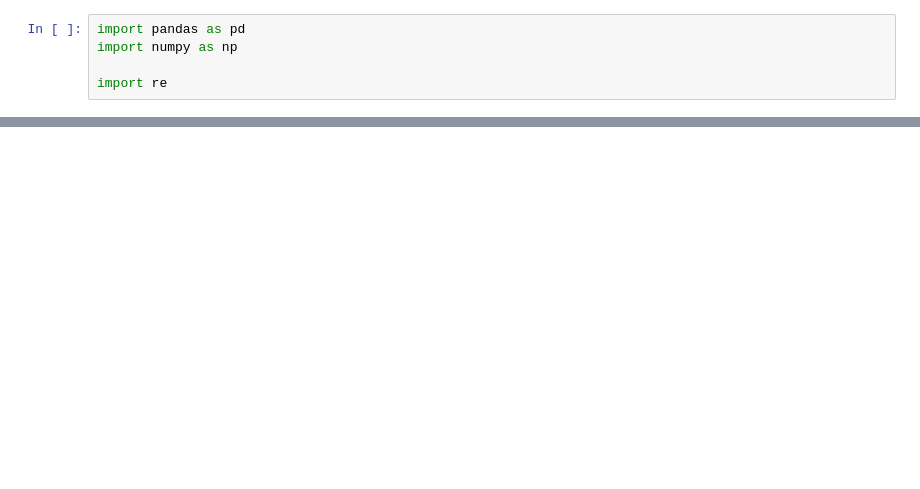
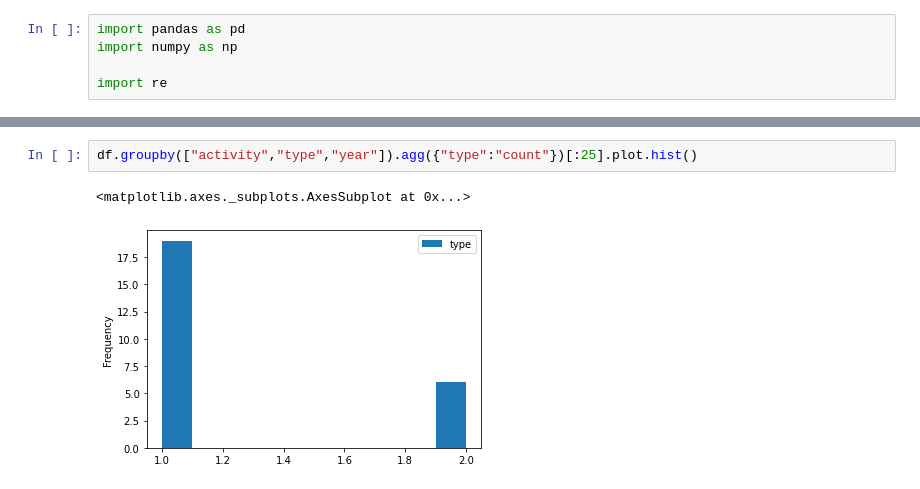
Before and after one commit to WHYTEWYLL/shark_attack, a Jupyter notebook: Analisis.ipynb, the cells around one changed output, grey strips where cells are left out. Saved outputs shown, nothing was run; the diff lists cells and outputs as text; blank space fills up the shorter version.

```diff
--- a/Analisis.ipynb
+++ b/Analisis.ipynb
@@ -41,0 +71,5 @@ AttributeError: 'function' object has no attribute 'plot'
+# %%
+df.groupby(["activity","type","year"]).agg({"type":"count"})[:25].plot.hist()
+# %% [output]
+<matplotlib.axes._subplots.AxesSubplot at 0x...>
+[figure, added]
```
Also changed, not shown: parts of 11 cells of this notebook, 2 other files.
